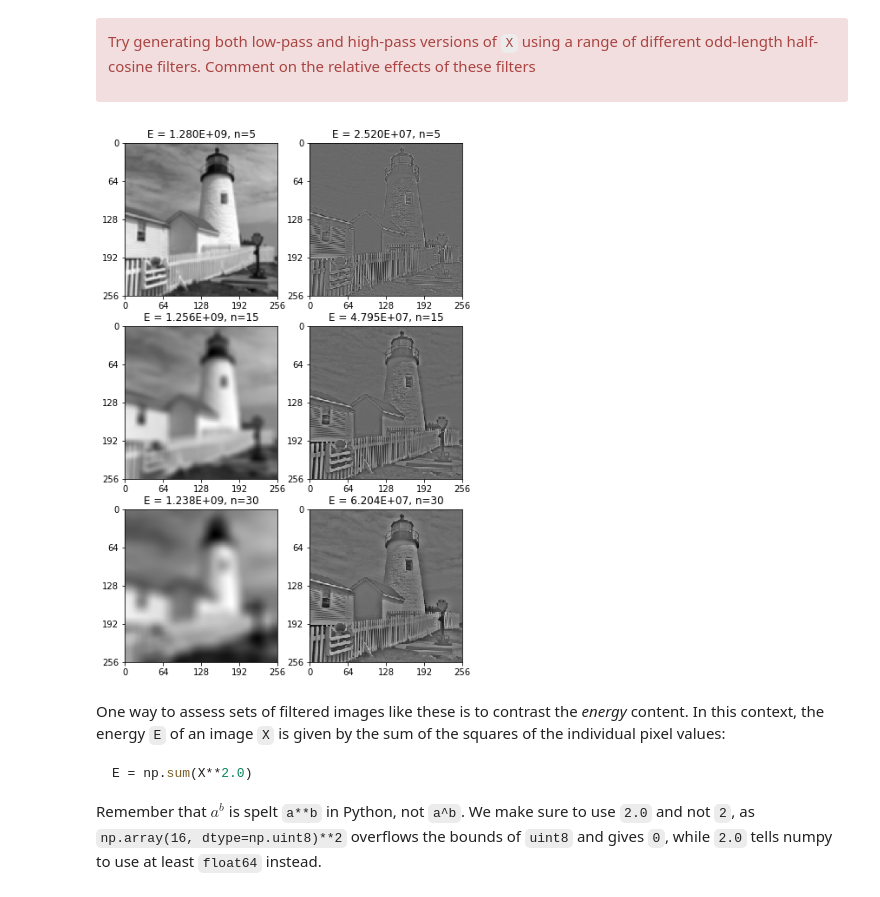
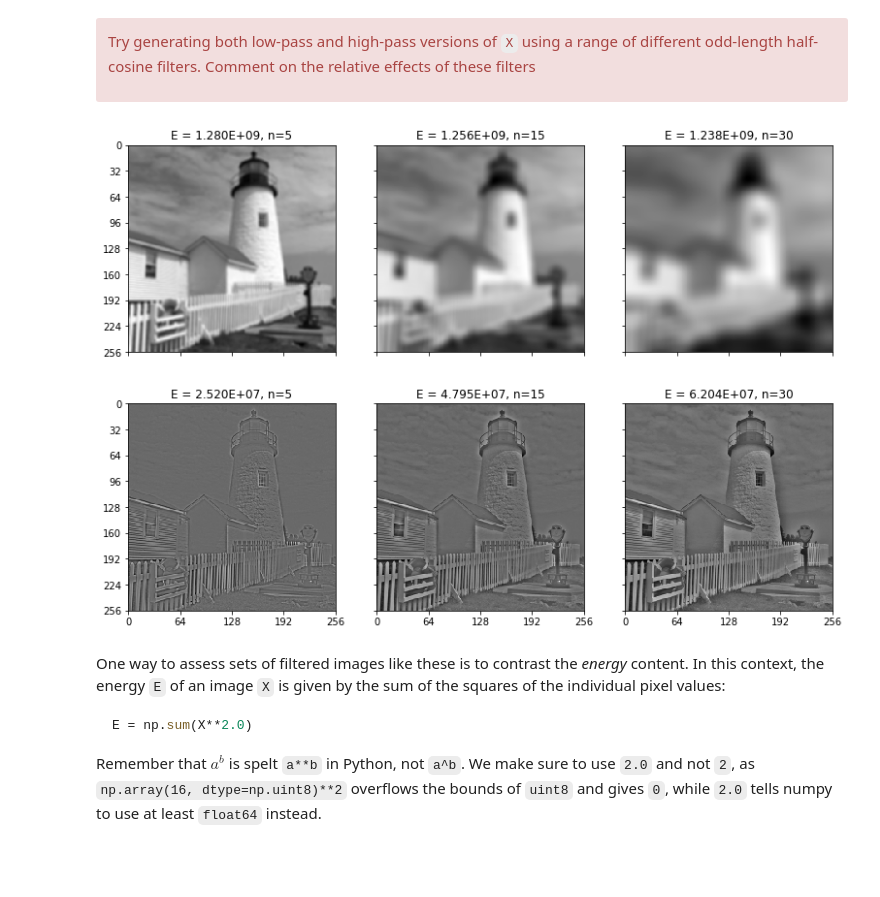
Before and after one commit to barkermrl/ImageProcessing, a Jupyter notebook: 5-simple-image-filtering.ipynb, the cells around one changed output. Drawn from its saved outputs; the diff is of its cells as text; code cells hidden in the pictures; blank space fills up the shorter version.

````diff
--- a/5-simple-image-filtering.ipynb
+++ b/5-simple-image-filtering.ipynb
@@ -238,15 +238,15 @@ def low_pass(X, n):
 def high_pass(X,n):
     return X - low_pass(X,n)
 # %%
-fig, axes = plt.subplots(nrows=3, ncols=2, figsize=(7,11))
+fig, axes = plt.subplots(nrows=2, ncols=3, figsize=(13,9), sharex=True, sharey=True)
 
 for i, n in enumerate([5,15,30]):
-    plot_image(low_pass(X,n), ax=axes[i][0])
-    axes[i][0].set_title(f'E = {np.sum(low_pass(X,n)**2.0):.3E}, n={n}')
-    plot_image(high_pass(X,n), ax=axes[i][1])
-    axes[i][1].set_title(f'E = {np.sum(high_pass(X,n)**2.0):.3E}, n={n}')
+    plot_image(low_pass(X,n), ax=axes[0][i])
+    axes[0][i].set_title(f'E = {np.sum(low_pass(X,n)**2.0):.3E}, n={n}')
+    plot_image(high_pass(X,n), ax=axes[1][i])
+    axes[1][i].set_title(f'E = {np.sum(high_pass(X,n)**2.0):.3E}, n={n}')
 # %% [output]
-[figure, old version]
+[figure, new version]
 # %% [markdown]
 One way to assess sets of filtered images like these is to contrast the *energy* content. In this context, the energy `E` of an image `X` is given by the sum of the squares of the individual pixel values:
 ```python
````
Also changed, not shown: parts of 2 cells of this notebook, 2 other files.
